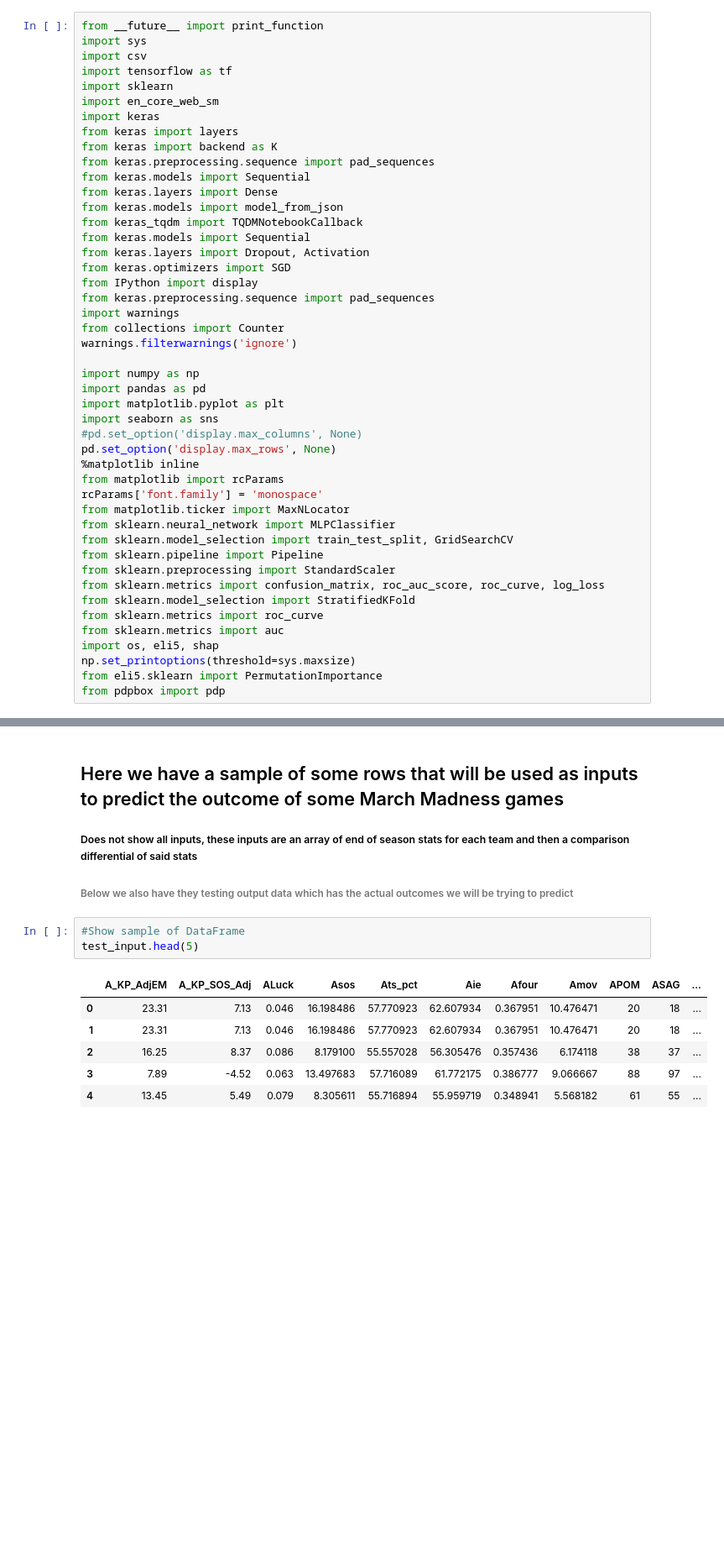
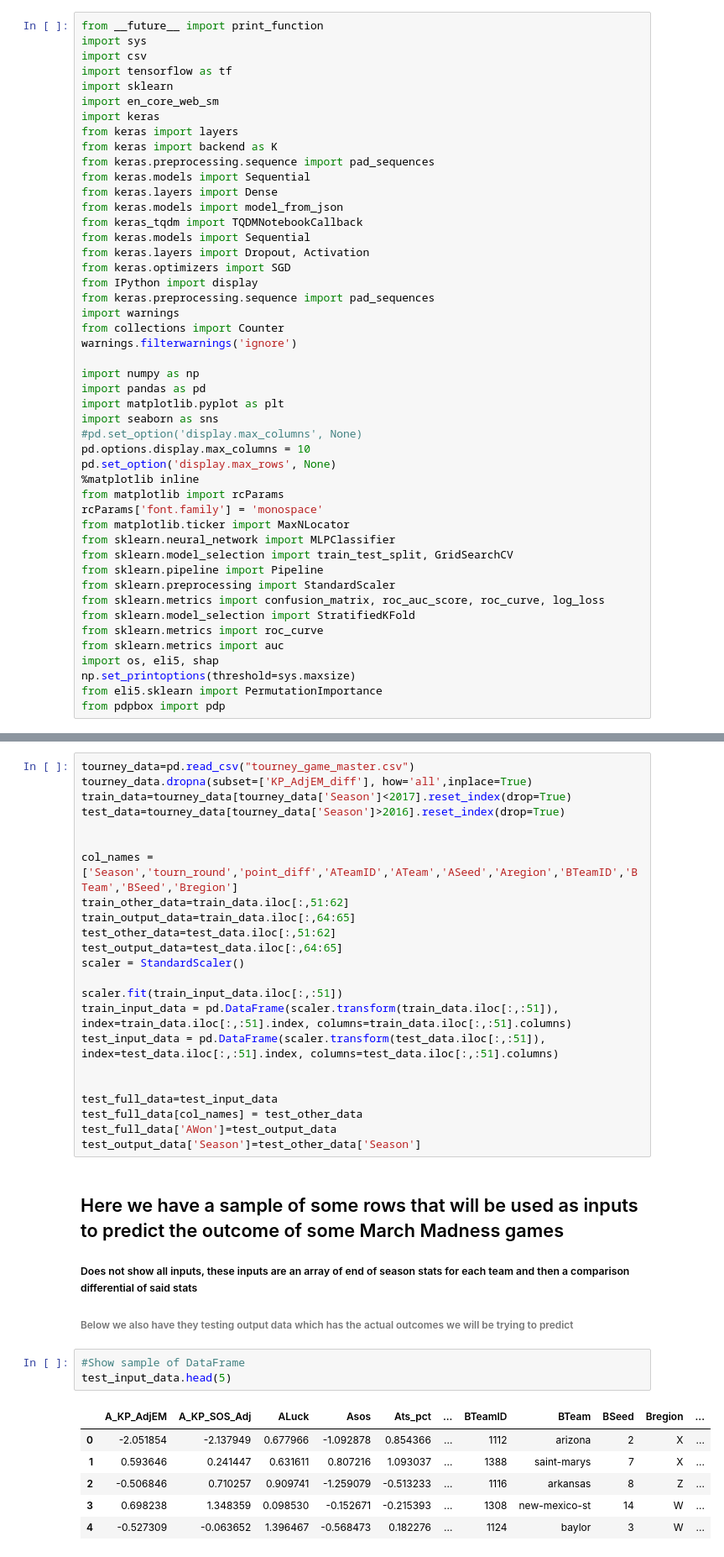
Before and after one commit to wohnjoods/MarchMadnessPredictor, a Jupyter notebook: Demo.ipynb, the cells around one changed output, grey strips where cells are left out. Shown at 84% size. Cells and saved outputs as stored; diff of their text form; blank space fills up the shorter version.

```diff
--- a/Demo.ipynb
+++ b/Demo.ipynb
@@ -30,6 +30,7 @@ import pandas as pd
 import matplotlib.pyplot as plt
 import seaborn as sns
 #pd.set_option('display.max_columns', None)
+pd.options.display.max_columns = 10
 pd.set_option('display.max_rows', None)
 %matplotlib inline
 from matplotlib import rcParams
@@ -81,14 +62,37 @@ test_output=tourneyOutputData[tourneyOutputData['Season']>2016].reset_index(drop
+# %%
+tourney_data=pd.read_csv("tourney_game_master.csv")
+tourney_data.dropna(subset=['KP_AdjEM_diff'], how='all',inplace=True)
+train_data=tourney_data[tourney_data['Season']<2017].reset_index(drop=True)
+test_data=tourney_data[tourney_data['Season']>2016].reset_index(drop=True)
+
+
+col_names = ['Season','tourn_round','point_diff','ATeamID','ATeam','ASeed','Aregion','BTeamID','BTeam','BSeed','Bregion']
+train_other_data=train_data.iloc[:,51:62]
+train_output_data=train_data.iloc[:,64:65]
+test_other_data=test_data.iloc[:,51:62]
+test_output_data=test_data.iloc[:,64:65]
+scaler = StandardScaler()
+
+scaler.fit(train_input_data.iloc[:,:51])
+train_input_data = pd.DataFrame(scaler.transform(train_data.iloc[:,:51]), index=train_data.iloc[:,:51].index, columns=train_data.iloc[:,:51].columns)
+test_input_data = pd.DataFrame(scaler.transform(test_data.iloc[:,:51]), index=test_data.iloc[:,:51].index, columns=test_data.iloc[:,:51].columns)
+
+
+test_full_data=test_input_data
+test_full_data[col_names] = test_other_data
+test_full_data['AWon']=test_output_data
+test_output_data['Season']=test_other_data['Season']
 # %% [markdown]
 ## Here we have a sample of some rows that will be used as inputs to predict the outcome of some March Madness games
 ##### Does not show all inputs, these inputs are an array of end of season stats for each team and then a comparison differential of said stats
 ###### Below we also have they testing output data which has the actual outcomes we will be trying to predict
 # %%
 #Show sample of DataFrame
-test_input.head(5)
+test_input_data.head(5)
 # %% [output]
-|  | A_KP_AdjEM | A_KP_SOS_Adj | ALuck | Asos | Ats_pct | Aie | Afour | Amov | APOM | ASAG | ... |
-| 0 | 23.31 | 7.13 | 0.046 | 16.198486 | 57.770923 | 62.607934 | 0.367951 | 10.476471 | 20 | 18 | ... |
-| 1 | 23.31 | 7.13 | 0.046 | 16.198486 | 57.770923 | 62.607934 | 0.367951 | 10.476471 | 20 | 18 | ... |
-| 2 | 16.25 | 8.37 | 0.086 | 8.179100 | 55.557028 | 56.305476 | 0.357436 | 6.174118 | 38 | 37 | ... |
-| 3 | 7.89 | -4.52 | 0.063 | 13.497683 | 57.716089 | 61.772175 | 0.386777 | 9.066667 | 88 | 97 | ... |
-| 4 | 13.45 | 5.49 | 0.079 | 8.305611 | 55.716894 | 55.959719 | 0.348941 | 5.568182 | 61 | 55 | ... |
+|  | A_KP_AdjEM | A_KP_SOS_Adj | ALuck | Asos | Ats_pct | ... | BTeamID | BTeam | BSeed | Bregion | ... |
+| 0 | -2.051854 | -2.137949 | 0.677966 | -1.092878 | 0.854366 | ... | 1112 | arizona | 2 | X | ... |
+| 1 | 0.593646 | 0.241447 | 0.631611 | 0.807216 | 1.093037 | ... | 1388 | saint-marys | 7 | X | ... |
+| 2 | -0.506846 | 0.710257 | 0.909741 | -1.259079 | -0.513233 | ... | 1116 | arkansas | 8 | Z | ... |
+| 3 | 0.698238 | 1.348359 | 0.098530 | -0.152671 | -0.215393 | ... | 1308 | new-mexico-st | 14 | W | ... |
+| 4 | -0.527309 | -0.063652 | 1.396467 | -0.568473 | 0.182276 | ... | 1124 | baylor | 3 | W | ... |
```
Also changed, not shown: parts of 15 cells of this notebook.
